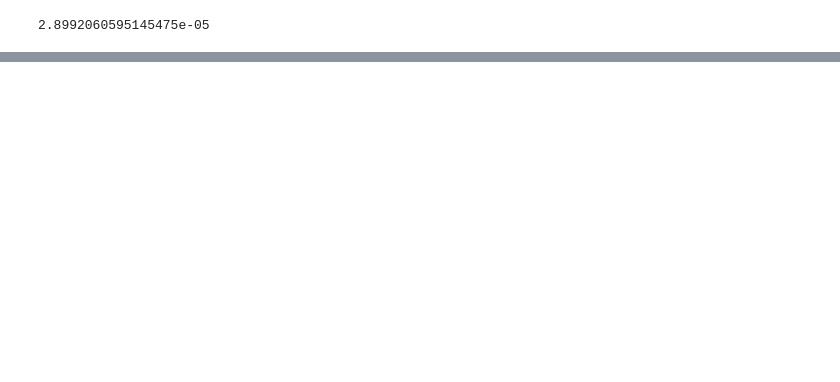
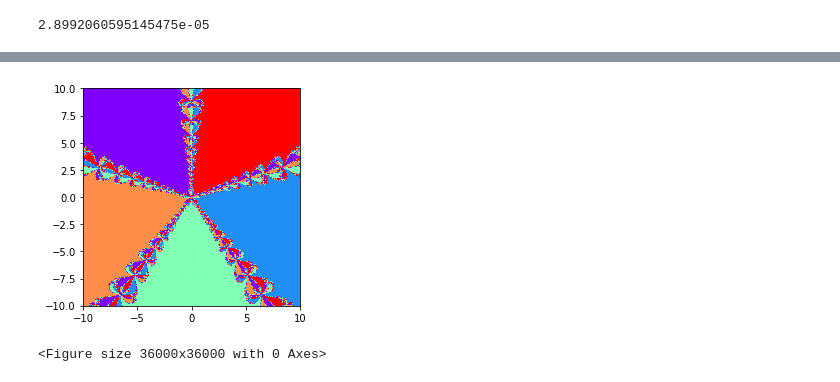
Before and after one commit to rouol/NumericalMethodsMEPHI, a Jupyter notebook: NumericalRoots.ipynb, the cells around one changed output, grey strips where cells are left out. Cells and saved outputs as stored; diff of their text form; code cells hidden in the pictures; blank space fills up the shorter version.

```diff
--- a/NumericalRoots.ipynb
+++ b/NumericalRoots.ipynb
@@ -37,0 +197,11 @@ NewtonRootFinder(lambda x: x**2 - 2, lambda x: 2*x, -2) - (-math.sqrt(2))
+# %%
+fig, ax = plt.subplots()
+c = ax.pcolormesh(R, I, d, cmap='rainbow', shading='auto')
+#ax.set_title('pcolormesh')
+#fig.colorbar(c, ax=ax)
+plt.figure(figsize=(500, 500))
+ax.set_aspect('equal', adjustable='box')
+plt.show()
+# %% [output]
+[figure, added]
+<Figure size 36000x36000 with 0 Axes>
```
Also changed, not shown: parts of 19 cells of this notebook, 1 other file.
